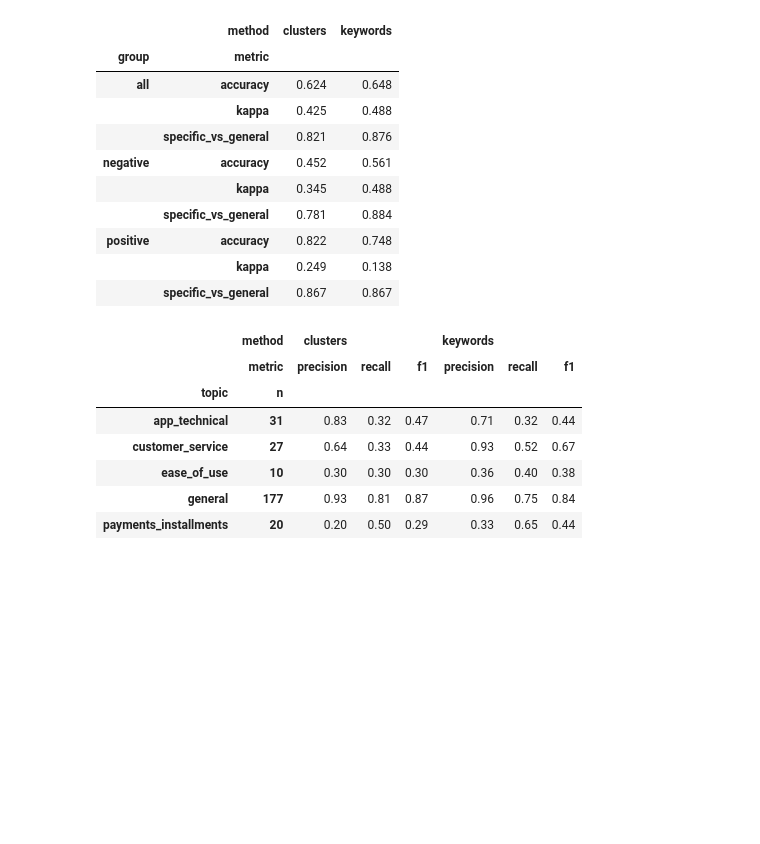
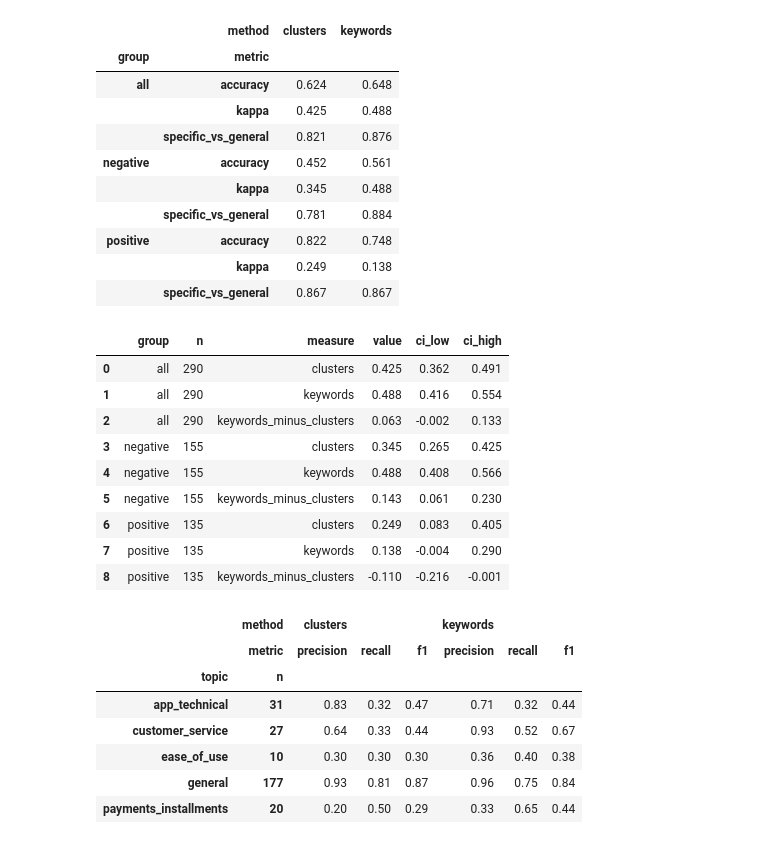
Before and after one commit to Omar-Arif-Projects/bnpl-saudi-reviews, a Jupyter notebook: notebooks/04_topics.ipynb, the cells around one changed output. Saved outputs shown, nothing was run; the diff lists cells and outputs as text; code cells hidden in the pictures; blank space fills up the shorter version.

```diff
--- a/notebooks/04_topics.ipynb
+++ b/notebooks/04_topics.ipynb
@@ -399,6 +401,20 @@ overall.round(3)
 | positive | accuracy | 0.822 | 0.748 |
 |  | kappa | 0.249 | 0.138 |
 |  | specific_vs_general | 0.867 | 0.867 |
+# %%
+# Kappa with 95% bootstrap intervals (resampling within gold strata) and the paired difference.
+pd.read_csv(get_path("topic_kappa_gold")).round(3)
+# %% [output]
+|  | group | n | measure | value | ci_low | ci_high |
+| 0 | all | 290 | clusters | 0.425 | 0.362 | 0.491 |
+| 1 | all | 290 | keywords | 0.488 | 0.416 | 0.554 |
+| 2 | all | 290 | keywords_minus_clusters | 0.063 | -0.002 | 0.133 |
+| 3 | negative | 155 | clusters | 0.345 | 0.265 | 0.425 |
+| 4 | negative | 155 | keywords | 0.488 | 0.408 | 0.566 |
+| 5 | negative | 155 | keywords_minus_clusters | 0.143 | 0.061 | 0.230 |
+| 6 | positive | 135 | clusters | 0.249 | 0.083 | 0.405 |
+| 7 | positive | 135 | keywords | 0.138 | -0.004 | 0.290 |
+| 8 | positive | 135 | keywords_minus_clusters | -0.110 | -0.216 | -0.001 |
 # %%
 by_topic = evaluation[(evaluation["topic"] != "all") & (evaluation["group"] == "all")]
 by_topic.pivot(index=["topic", "n"], columns=["method", "metric"], values="value").round(2)
```
Also changed, not shown: parts of 2 cells of this notebook, 7 other files.
